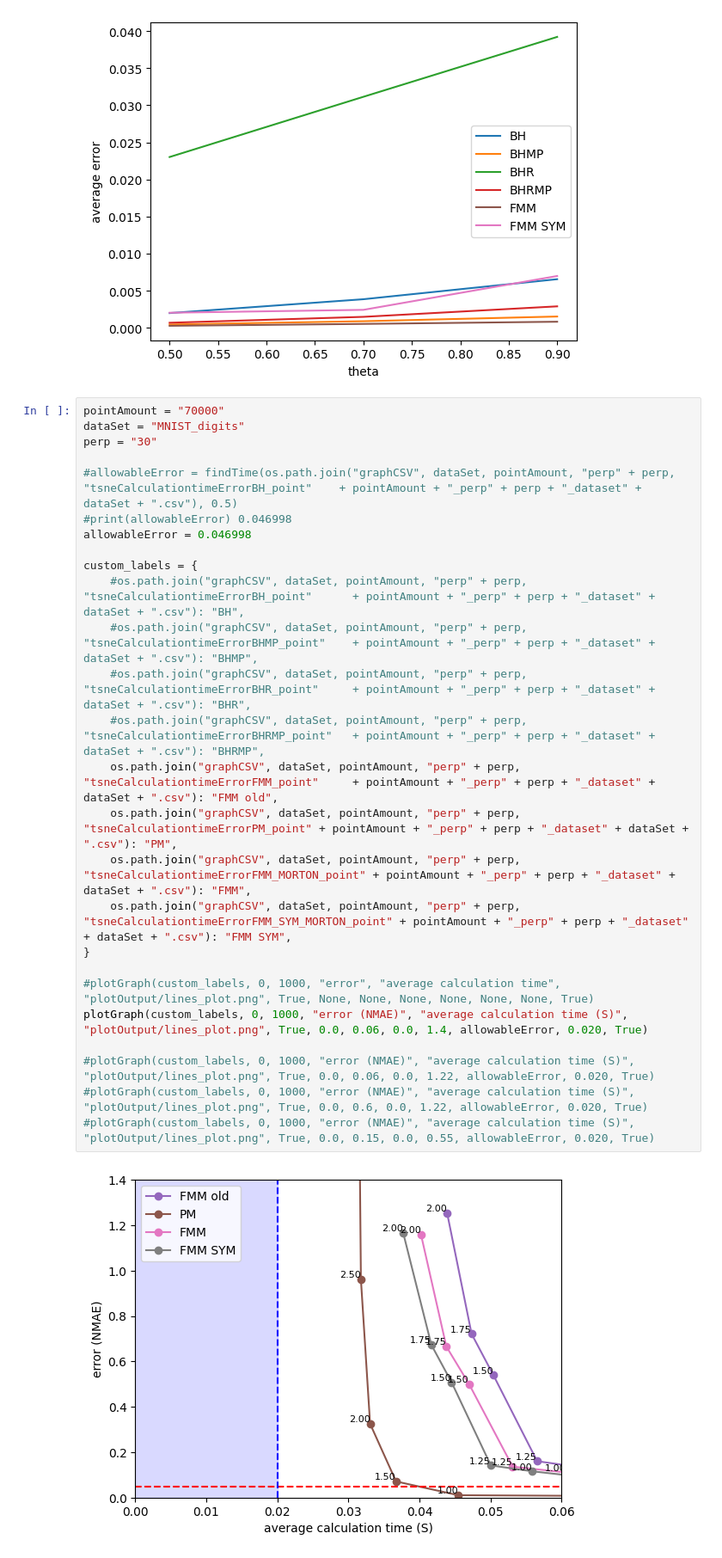
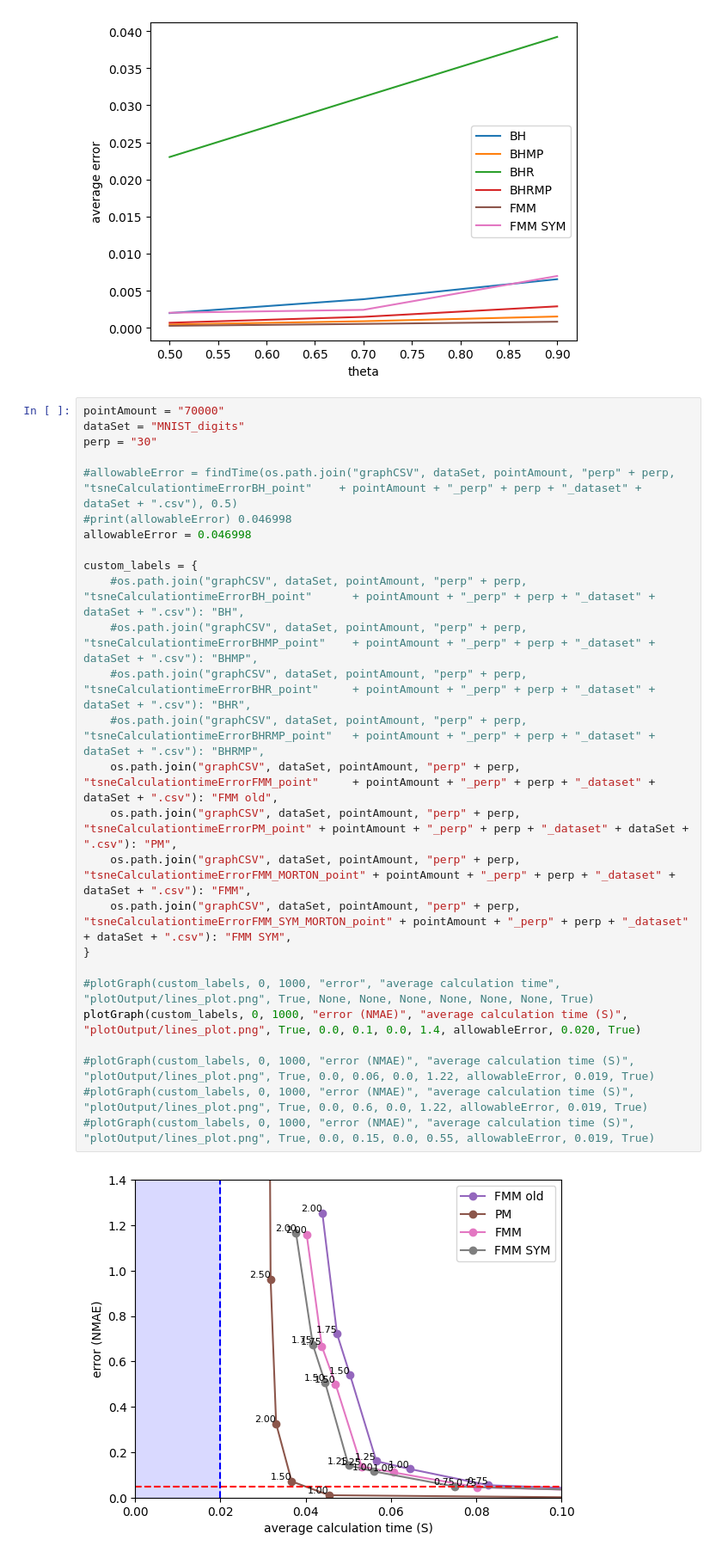
Before and after one commit to LucasFurer/MasterThesisLucas, a Jupyter notebook: grapher.ipynb, the cells around one changed output. Shown at 86% size. Cells and saved outputs as stored; diff of their text form.

```diff
--- a/grapher.ipynb
+++ b/grapher.ipynb
@@ -250,31 +249,31 @@ plotGraph(custom_labels, 0, 20,"theta", "average error", "plotOutput/lines_plot.
 # %%
 pointAmount = "70000"
 dataSet = "MNIST_digits"
 perp = "30"
 
 #allowableError = findTime(os.path.join("graphCSV", dataSet, pointAmount, "perp" + perp, "tsneCalculationtimeErrorBH_point"    + pointAmount + "_perp" + perp + "_dataset" + dataSet + ".csv"), 0.5)
 #print(allowableError) 0.046998
 allowableError = 0.046998
 
 custom_labels = {
     #os.path.join("graphCSV", dataSet, pointAmount, "perp" + perp, "tsneCalculationtimeErrorBH_point"      + pointAmount + "_perp" + perp + "_dataset" + dataSet + ".csv"): "BH",
     #os.path.join("graphCSV", dataSet, pointAmount, "perp" + perp, "tsneCalculationtimeErrorBHMP_point"    + pointAmount + "_perp" + perp + "_dataset" + dataSet + ".csv"): "BHMP",
     #os.path.join("graphCSV", dataSet, pointAmount, "perp" + perp, "tsneCalculationtimeErrorBHR_point"     + pointAmount + "_perp" + perp + "_dataset" + dataSet + ".csv"): "BHR",
     #os.path.join("graphCSV", dataSet, pointAmount, "perp" + perp, "tsneCalculationtimeErrorBHRMP_point"   + pointAmount + "_perp" + perp + "_dataset" + dataSet + ".csv"): "BHRMP",
     os.path.join("graphCSV", dataSet, pointAmount, "perp" + perp, "tsneCalculationtimeErrorFMM_point"     + pointAmount + "_perp" + perp + "_dataset" + dataSet + ".csv"): "FMM old",
     os.path.join("graphCSV", dataSet, pointAmount, "perp" + perp, "tsneCalculationtimeErrorPM_point" + pointAmount + "_perp" + perp + "_dataset" + dataSet + ".csv"): "PM",
     os.path.join("graphCSV", dataSet, pointAmount, "perp" + perp, "tsneCalculationtimeErrorFMM_MORTON_point" + pointAmount + "_perp" + perp + "_dataset" + dataSet + ".csv"): "FMM",
     os.path.join("graphCSV", dataSet, pointAmount, "perp" + perp, "tsneCalculationtimeErrorFMM_SYM_MORTON_point" + pointAmount + "_perp" + perp + "_dataset" + dataSet + ".csv"): "FMM SYM",
 }
 
 #plotGraph(custom_labels, 0, 1000, "error", "average calculation time", "plotOutput/lines_plot.png", True, None, None, None, None, None, None, True)
-plotGraph(custom_labels, 0, 1000, "error (NMAE)", "average calculation time (S)", "plotOutput/lines_plot.png", True, 0.0, 0.06, 0.0, 1.4, allowableError, 0.020, True)
+plotGraph(custom_labels, 0, 1000, "error (NMAE)", "average calculation time (S)", "plotOutput/lines_plot.png", True, 0.0, 0.1, 0.0, 1.4, allowableError, 0.020, True)
 
-#plotGraph(custom_labels, 0, 1000, "error (NMAE)", "average calculation time (S)", "plotOutput/lines_plot.png", True, 0.0, 0.06, 0.0, 1.22, allowableError, 0.020, True)
-#plotGraph(custom_labels, 0, 1000, "error (NMAE)", "average calculation time (S)", "plotOutput/lines_plot.png", True, 0.0, 0.6, 0.0, 1.22, allowableError, 0.020, True)
-#plotGraph(custom_labels, 0, 1000, "error (NMAE)", "average calculation time (S)", "plotOutput/lines_plot.png", True, 0.0, 0.15, 0.0, 0.55, allowableError, 0.020, True)
+#plotGraph(custom_labels, 0, 1000, "error (NMAE)", "average calculation time (S)", "plotOutput/lines_plot.png", True, 0.0, 0.06, 0.0, 1.22, allowableError, 0.019, True)
+#plotGraph(custom_labels, 0, 1000, "error (NMAE)", "average calculation time (S)", "plotOutput/lines_plot.png", True, 0.0, 0.6, 0.0, 1.22, allowableError, 0.019, True)
+#plotGraph(custom_labels, 0, 1000, "error (NMAE)", "average calculation time (S)", "plotOutput/lines_plot.png", True, 0.0, 0.15, 0.0, 0.55, allowableError, 0.019, True)
 # %% [output]
-[figure, old version]
+[figure, new version]
 # %%
 pointAmount = "70000"
 min_theta = "0.75"
```
Also changed, not shown: parts of 3 cells of this notebook, 6 other files.
